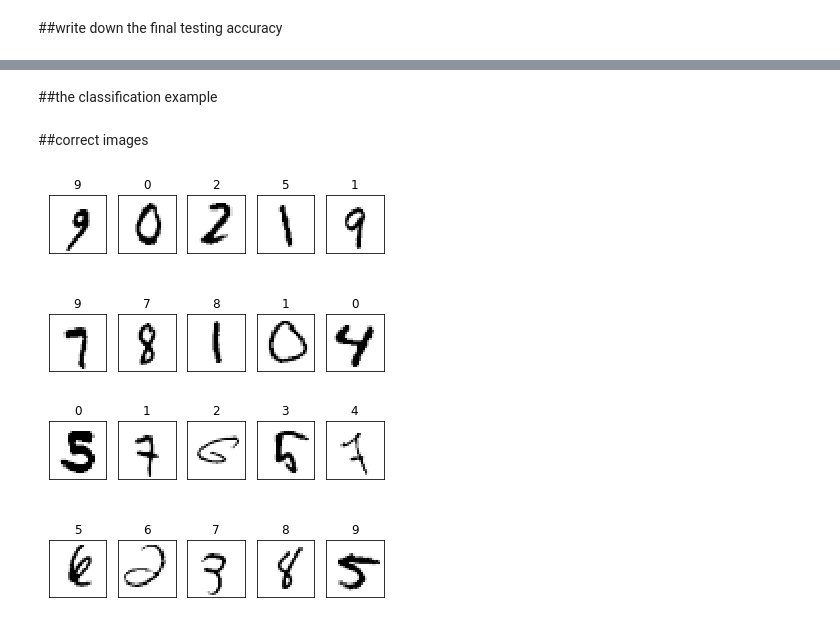
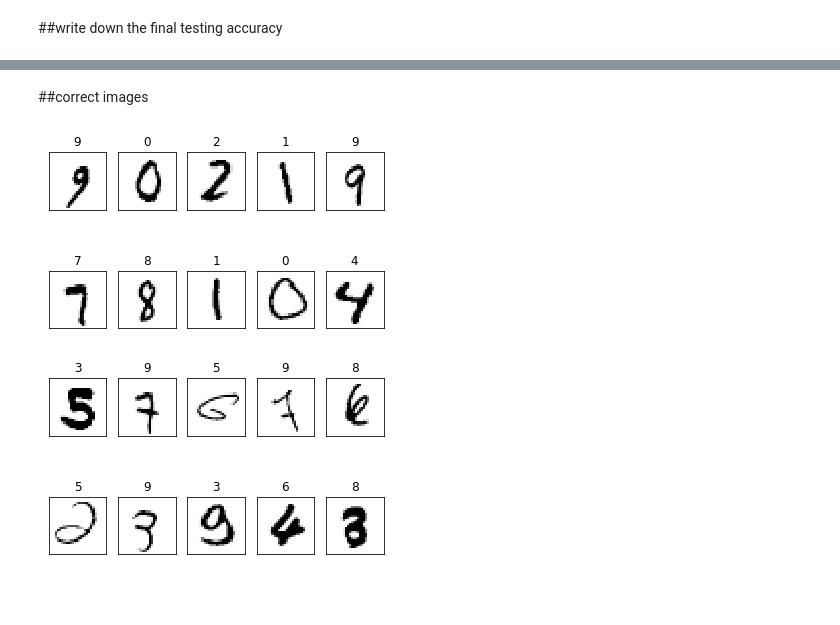
Before and after one commit to pithesun/machine_learning_cl, a Jupyter notebook: Multi-label_classify_nn_regularization/nn_architecture.ipynb, the cells around one changed output, grey strips where cells are left out. Saved outputs shown, nothing was run; the diff lists cells and outputs as text; code cells hidden in the pictures; blank space fills up the shorter version.

Commit message:
plot the examples(correct/wrong)

```diff
--- a/Multi-label_classify_nn_regularization/nn_architecture.ipynb
+++ b/Multi-label_classify_nn_regularization/nn_architecture.ipynb
@@ -391,7 +387,7 @@ with open('practice_train_weights.p', 'wb') as file:    # james.p 파일을 바
   pickle.dump(U, file)
   pickle.dump(V, file)
   pickle.dump(W, file)
-  pickle.dump(training_itr, file)
+  pickle.dump(past_itr, file)
   pickle.dump(accuracy_array,file)
   pickle.dump(cost_array,file)
 # %%
@@ -425,2 +427,2 @@ with open('testing_weights.p', 'rb') as file:    # weights.p 파일을 바이너
 # %%
-past_itr = 0
+past_itr
@@ -454,0 +490,23 @@ with open('testing_weights.p', 'wb') as file:    # james.p 파일을 바이너
+# %%
+correct_vector = np.zeros((size_row*size_col,10))
+wrong_vector  = np.zeros((size_row*size_col,10))
+
+indx = 0 #loop variable
+ccount = 0
+wcount = 0
+c_label = np.zeros(10)
+w_label = np.zeros(10)
+
+for real, hypo in zip(test_label, predicted_label[:9000]):
+  if ccount < 10 :
+    if real == hypo:
+      correct_vector[:,ccount] = test_images[:, indx]
+      c_label[ccount] = predicted_label[indx]
+      ccount += 1
+  if wcount < 10:
+    if real != hypo:
+      wrong_vector[:,wcount] = test_images[:, indx]
+      w_label[wcount] = predicted_label[indx]
+      wcount += 1
+  else: break
+  indx = indx+1
@@ -488,2 +555,0 @@ final testing accurary : 89.8%
-# %% [markdown]
-##the classification example
@@ -512,25 +559,23 @@ for real, hypo in zip(test_label, predicted_label[:9000]):
 f3 = plt.figure(1)
 for i in range(10):
   correct_matrix = correct_vector[:, i].reshape(size_row, size_col)
-
   plt.subplot(2, 5, i+1) # subplot(nrows, ncols, index, **kwargs)
-  plt.title(test_label[i])
+  plt.title(int(c_label[i]))
   plt.imshow(correct_matrix, cmap='Greys', interpolation='None')
   frame   = plt.gca()
   frame.axes.get_xaxis().set_visible(False)
   frame.axes.get_yaxis().set_visible(False)
 # %% [output]
-[figure, old version]
+[figure, new version]
 # %%
 f4 = plt.figure(1)
 for i in range(10):
   wrong_matrix = wrong_vector[:, i].reshape(size_row, size_col)
-
   plt.subplot(2, 5, i+1) # subplot(nrows, ncols, index, **kwargs)
-  plt.title(i)
+  plt.title(int(w_label[i]))
   plt.imshow(wrong_matrix, cmap='Greys', interpolation='None')
   frame   = plt.gca()
   frame.axes.get_xaxis().set_visible(False)
   frame.axes.get_yaxis().set_visible(False)
 # %% [output]
-[figure, old version]
+[figure, new version]
```
Also changed, not shown: parts of 21 cells of this notebook, 2 other files.
